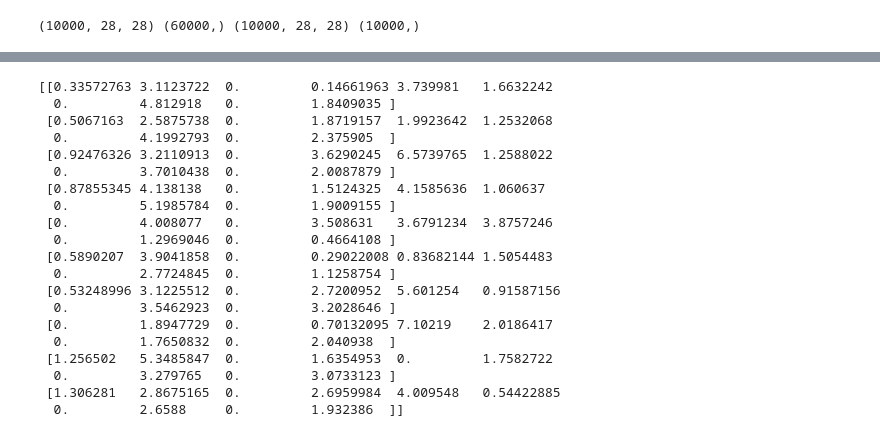
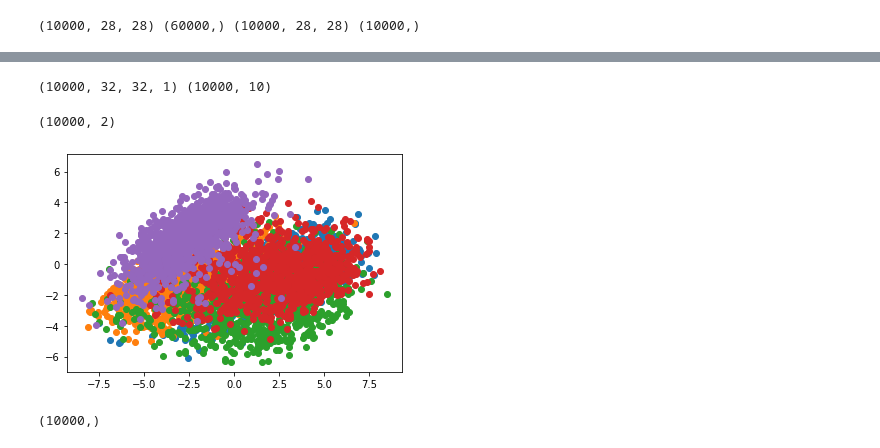
Before and after one commit to bnbsking/z-Deprecated_ML2, a Jupyter notebook: CAE.ipynb, the cells around one changed output, grey strips where cells are left out. Drawn from its saved outputs; the diff is of its cells as text; code cells hidden in the pictures.

```diff
--- a/CAE.ipynb
+++ b/CAE.ipynb
@@ -140,24 +118,0 @@ plt.show()
-# %%
-L = encoder.predict( xTest[start:start+10] )
-print(L)
-# %% [output]
-[[0.33572763 3.1123722  0.         0.14661963 3.739981   1.6632242
-  0.         4.812918   0.         1.8409035 ]
- [0.5067163  2.5875738  0.         1.8719157  1.9923642  1.2532068
-  0.         4.1992793  0.         2.375905  ]
- [0.92476326 3.2110913  0.         3.6290245  6.5739765  1.2588022
-  0.         3.7010438  0.         2.0087879 ]
- [0.87855345 4.138138   0.         1.5124325  4.1585636  1.060637
-  0.         5.1985784  0.         1.9009155 ]
- [0.         4.008077   0.         3.508631   3.6791234  3.8757246
-  0.         1.2969046  0.         0.4664108 ]
- [0.5890207  3.9041858  0.         0.29022008 0.83682144 1.5054483
-  0.         2.7724845  0.         1.1258754 ]
- [0.53248996 3.1225512  0.         2.7200952  5.601254   0.91587156
-  0.         3.5462923  0.         3.2028646 ]
- [0.         1.8947729  0.         0.70132095 7.10219    2.0186417
-  0.         1.7650832  0.         2.040938  ]
- [1.256502   5.3485847  0.         1.6354953  0.         1.7582722
-  0.         3.279765   0.         3.0733123 ]
- [1.306281   2.8675165  0.         2.6959984  4.009548   0.54422885
-  0.         2.6588     0.         1.932386  ]]
@@ -165,0 +119,36 @@ autoencoder.save("ae.h5")
+# %%
+feature = encoder.predict( xTrain )
+print(xTrain.shape, feature.shape)
+# %% [output]
+(10000, 32, 32, 1) (10000, 10)
+# %%
+from sklearn.decomposition import PCA
+pca = PCA(n_components=2)
+reduction = pca.fit_transform(feature)
+print(reduction.shape)
+# %% [output]
+(10000, 2)
+# %%
+x = [ [] for i in range(10)]
+y = [ [] for i in range(10)]
+for i in range(len(xTest)):
+    x[ yTrain0[i] ].append( reduction[i][0] )
+    y[ yTrain0[i] ].append( reduction[i][1] )
+# %%
+plt.scatter(x[0], y[0])
+plt.scatter(x[1], y[1])
+plt.scatter(x[2], y[2])
+plt.scatter(x[3], y[3])
+plt.scatter(x[4], y[4])
+#plt.scatter(x[5], y[5])
+plt.show()
+# %% [output]
+[figure, added]
+# %%
+from sklearn.cluster import KMeans
+
+kmeans = KMeans(n_clusters=10).fit(feature)
+P = kmeans.predict(feature)
+print(P.shape)
+# %% [output]
+(10000,)
```
Also changed, not shown: parts of 8 cells of this notebook, 1 other file.
